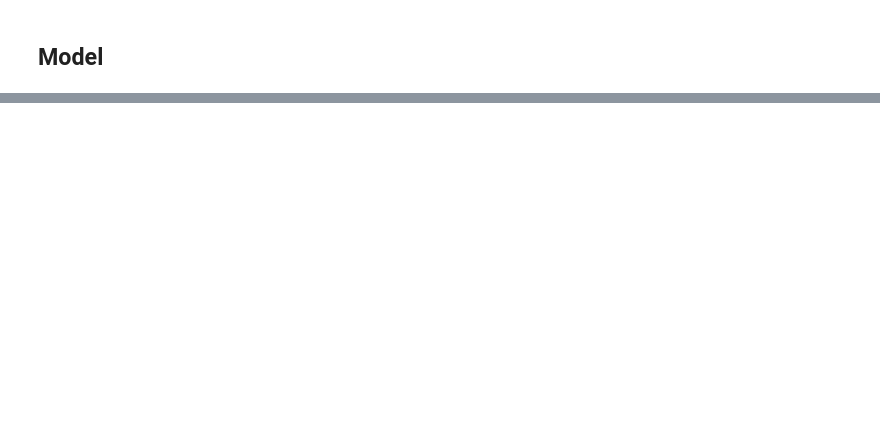
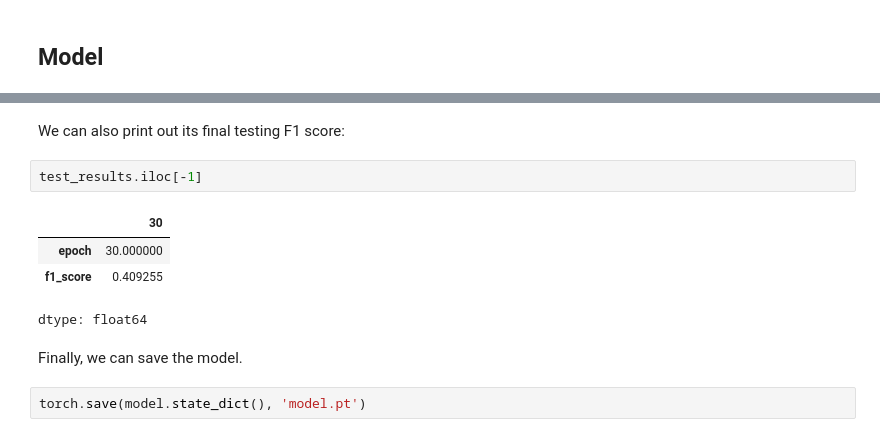
Before and after one commit to Mozzer2310/text-mining-cwk, a Jupyter notebook: text_mining.ipynb, the cells around one changed output, grey strips where cells are left out. Drawn from its saved outputs; the diff is of its cells as text; blank space fills up the shorter version.

```diff
--- a/text_mining.ipynb
+++ b/text_mining.ipynb
@@ -222,0 +330,13 @@ for _ in range(EPOCHS):
+# %% [markdown]
+We can also print out its final testing F1 score:
+# %%
+test_results.iloc[-1]
+# %% [output]
+|  | 30 |
+| epoch | 30.000000 |
+| f1_score | 0.409255 |
+dtype: float64
+# %% [markdown]
+Finally, we can save the model.
+# %%
+torch.save(model.state_dict(), 'model.pt')
```
Also changed, not shown: parts of 18 cells of this notebook.
